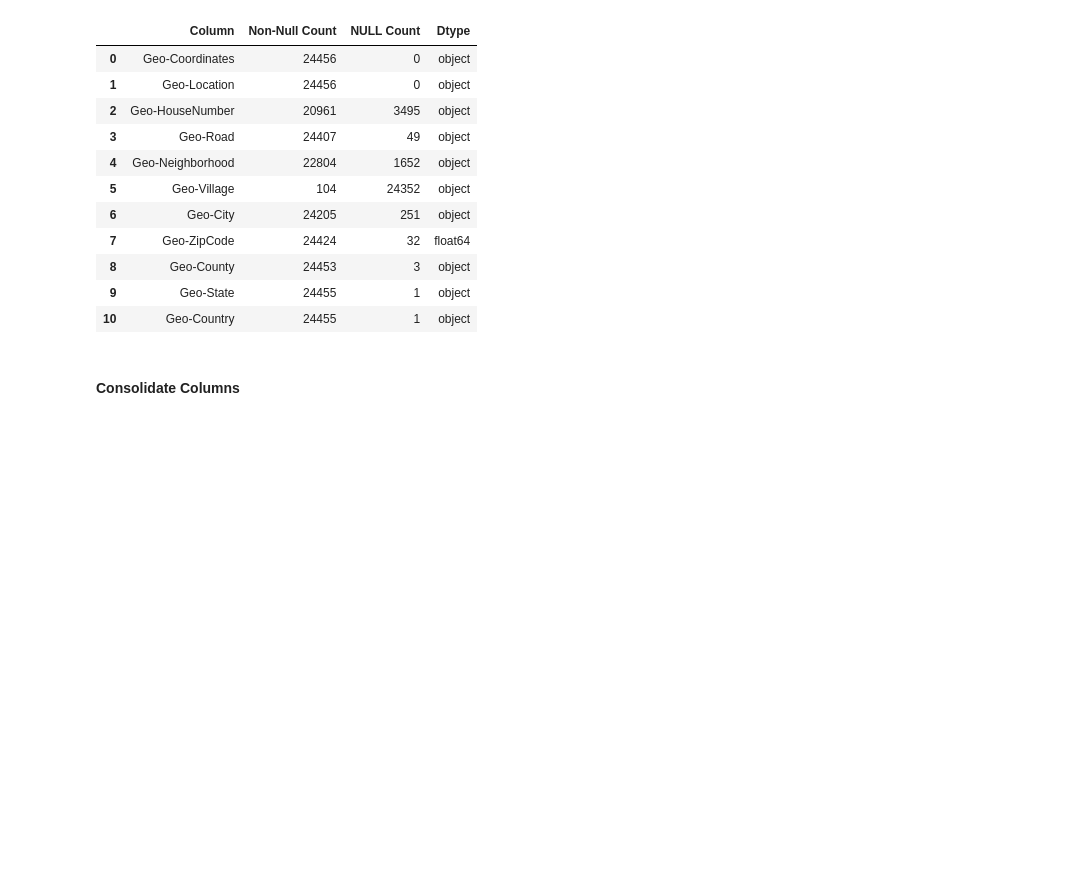
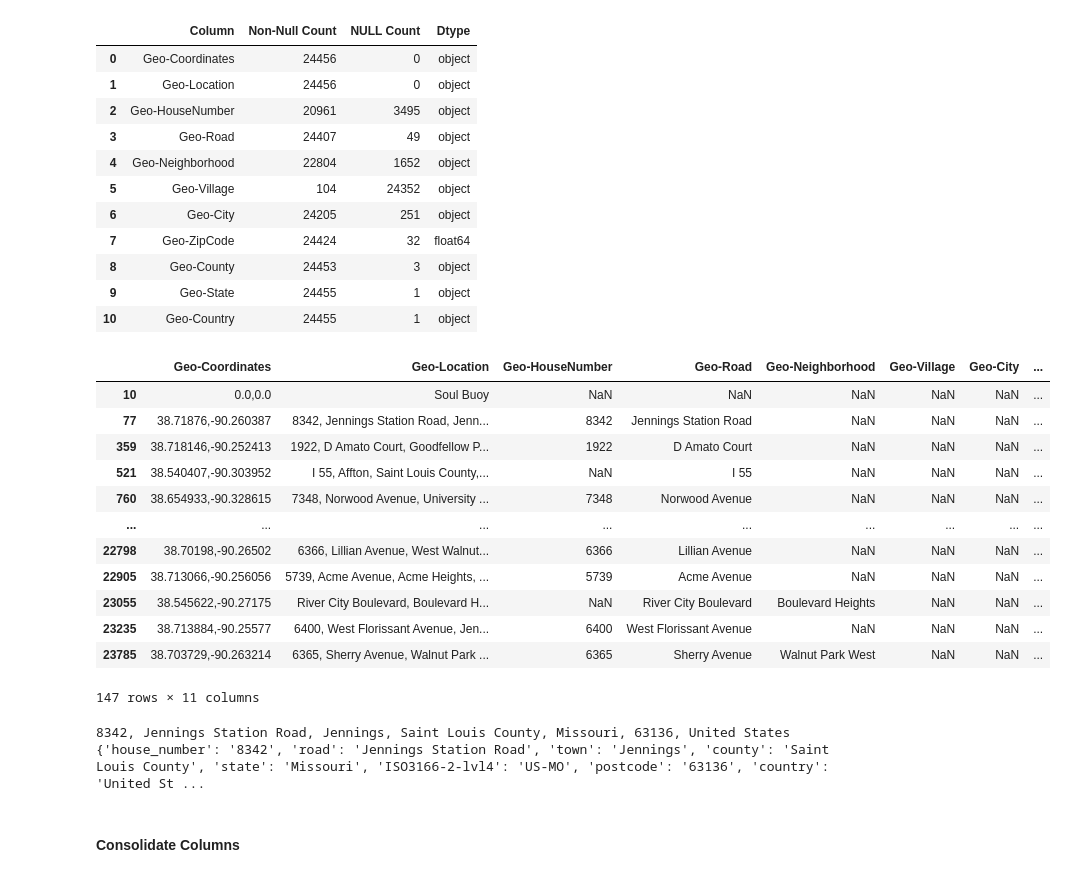
Before and after one commit to KyleHoss/Data-Science-Portfolio, a Jupyter notebook: General Analysis/St-Louis-Crime/StlCrimeAnalysis.ipynb, the cells around one changed output. Cells and saved outputs as stored; diff of their text form; code cells hidden in the pictures; blank space fills up the shorter version.

Commit message:
Searched through to find that I need to include town as a option to collect information from GeoPy

```diff
--- a/General Analysis/St-Louis-Crime/StlCrimeAnalysis.ipynb
+++ b/General Analysis/St-Louis-Crime/StlCrimeAnalysis.ipynb
@@ -506,6 +506,35 @@ infoOut(stl_GeoData)
 | 8 | Geo-County | 24453 | 3 | object |
 | 9 | Geo-State | 24455 | 1 | object |
 | 10 | Geo-Country | 24455 | 1 | object |
+# %%
+stl_GeoData['Geo-City'].value_counts()
+
+tester = stl_GeoData.loc[stl_GeoData['Geo-City'].isnull()]
+display(tester.loc[tester['Geo-Village'].isnull()])
+# %% [output]
+|  | Geo-Coordinates | Geo-Location | Geo-HouseNumber | Geo-Road | Geo-Neighborhood | Geo-Village | Geo-City | ... |
+| 10 | 0.0,0.0 | Soul Buoy | NaN | NaN | NaN | NaN | NaN | ... |
+| 77 | 38.71876,-90.260387 | 8342, Jennings Station Road, Jenn... | 8342 | Jennings Station Road | NaN | NaN | NaN | ... |
+| 359 | 38.718146,-90.252413 | 1922, D Amato Court, Goodfellow P... | 1922 | D Amato Court | NaN | NaN | NaN | ... |
+| 521 | 38.540407,-90.303952 | I 55, Affton, Saint Louis County,... | NaN | I 55 | NaN | NaN | NaN | ... |
+| 760 | 38.654933,-90.328615 | 7348, Norwood Avenue, University ... | 7348 | Norwood Avenue | NaN | NaN | NaN | ... |
+| ... | ... | ... | ... | ... | ... | ... | ... | ... |
+| 22798 | 38.70198,-90.26502 | 6366, Lillian Avenue, West Walnut... | 6366 | Lillian Avenue | NaN | NaN | NaN | ... |
+| 22905 | 38.713066,-90.256056 | 5739, Acme Avenue, Acme Heights, ... | 5739 | Acme Avenue | NaN | NaN | NaN | ... |
+| 23055 | 38.545622,-90.27175 | River City Boulevard, Boulevard H... | NaN | River City Boulevard | Boulevard Heights | NaN | NaN | ... |
+| 23235 | 38.713884,-90.25577 | 6400, West Florissant Avenue, Jen... | 6400 | West Florissant Avenue | NaN | NaN | NaN | ... |
+| 23785 | 38.703729,-90.263214 | 6365, Sherry Avenue, Walnut Park ... | 6365 | Sherry Avenue | Walnut Park West | NaN | NaN | ... |
+147 rows × 11 columns
+# %%
+ # Set Location Variable
+location2 = geolocator.reverse("38.71876,-90.260387")
+print(location2)
+
+address2 = location2.raw['address']
+print(address2)
+# %% [output]
+8342, Jennings Station Road, Jennings, Saint Louis County, Missouri, 63136, United States
+{'house_number': '8342', 'road': 'Jennings Station Road', 'town': 'Jennings', 'county': 'Saint Louis County', 'state': 'Missouri', 'ISO3166-2-lvl4': 'US-MO', 'postcode': '63136', 'country': 'United St ...
 # %%
 # # Create DataFrames to hold new information
 
```
